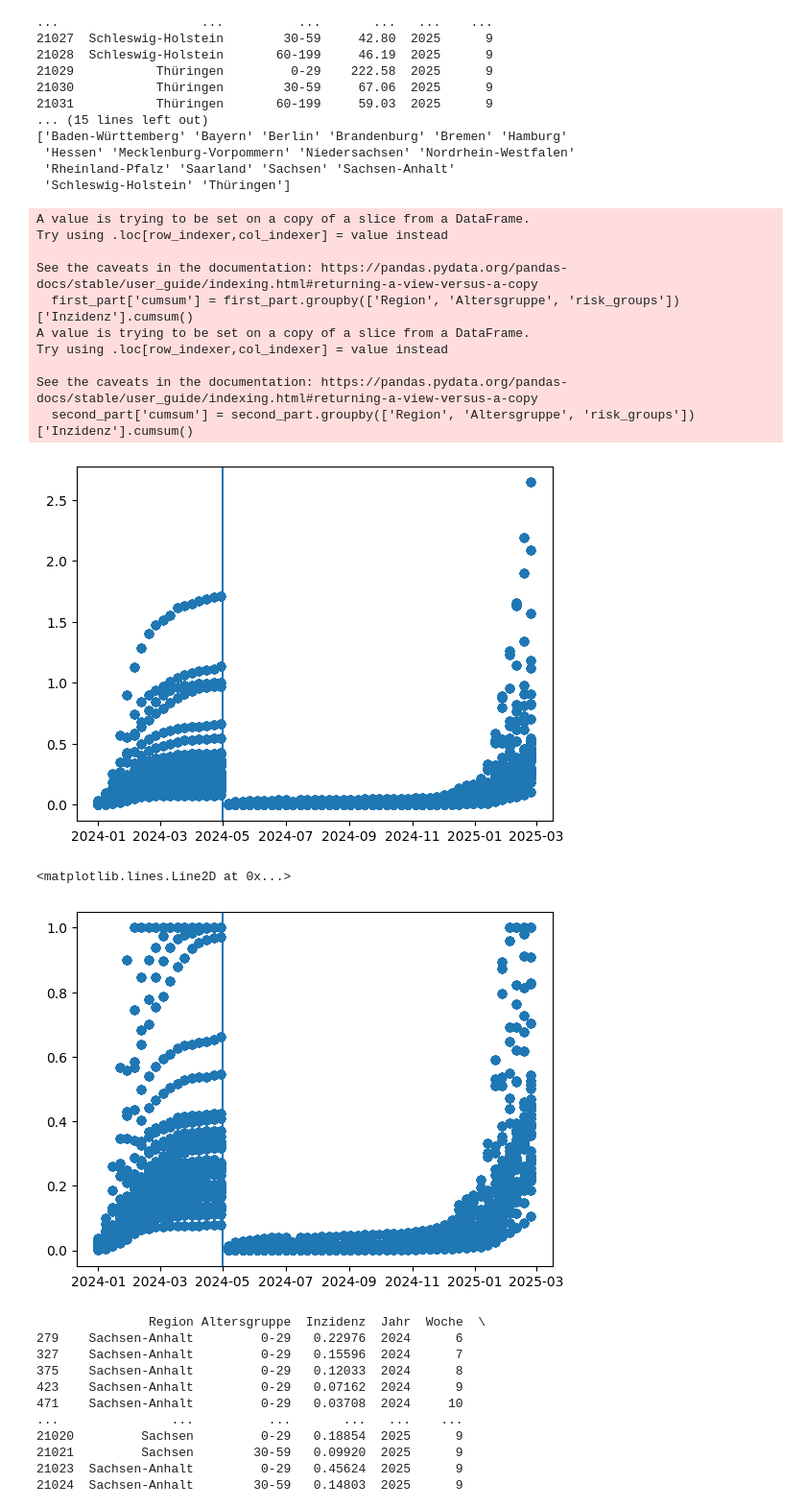
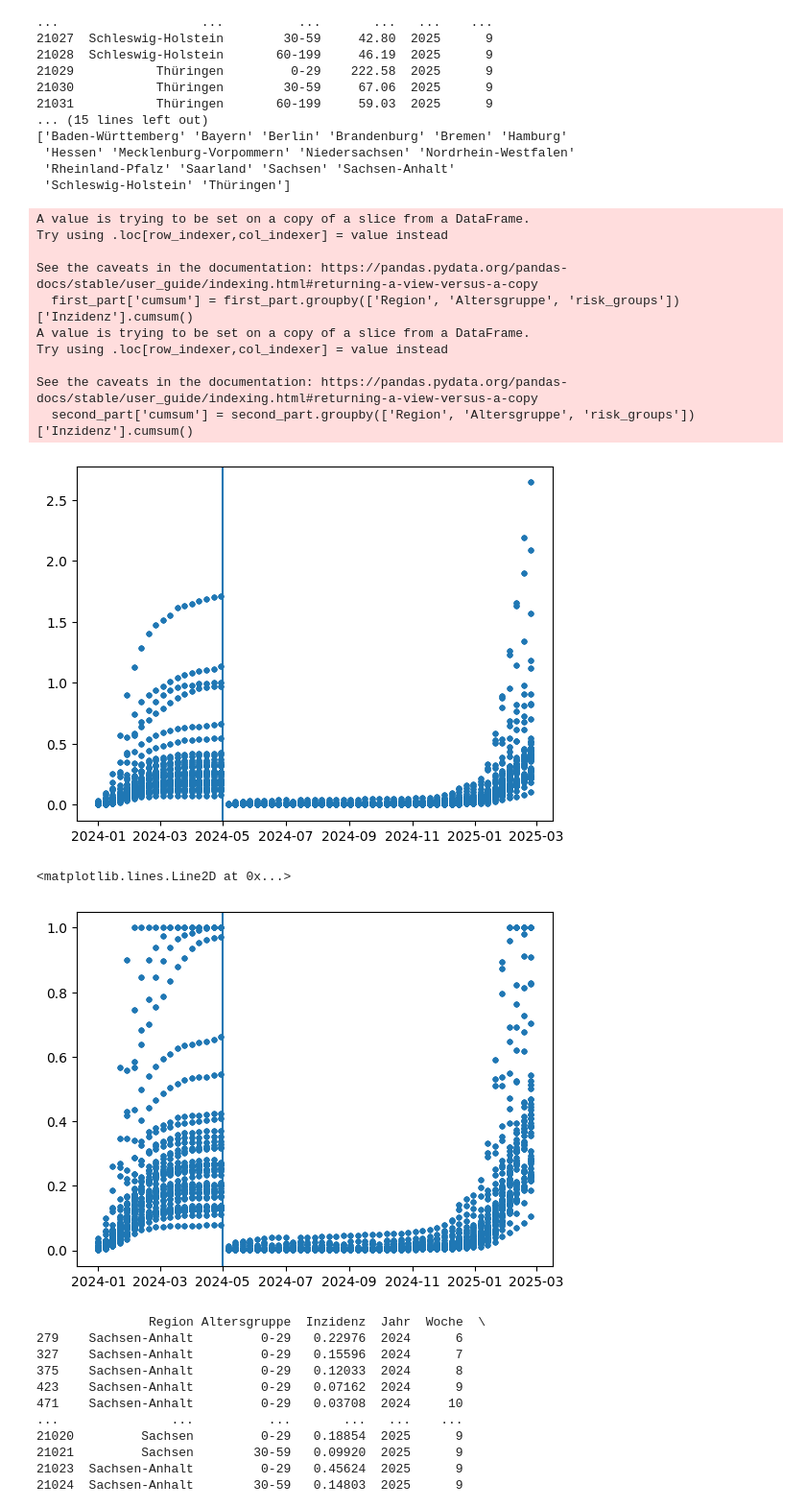
Before and after one commit to tubbers7/STADS_Datathon2025, a Jupyter notebook: Untitled.ipynb, the cells around one changed output. Shown: that part at 96% size. Cells and saved outputs as stored; diff of their text form; code cells hidden in the pictures.

```diff
--- a/Untitled.ipynb
+++ b/Untitled.ipynb
@@ -16,6 +53,12 @@ df = df.loc[~df['Altersgruppe'].isin(["00+", "Unbekannt"])]
 new_age={"00-14":"0-29", "15-59":"30-59", "60+":"60-199"}
 df['Altersgruppe'] = df['Altersgruppe'].map(lambda x: new_age[x])
 
+
+# --- Inzidenz
+df['Inzidenz'] = (df['Inzidenz']*100)/100_000
+df['Time'] = df.apply(lambda x: datetime.fromisocalendar(x['Jahr'], x['Woche'], 1), axis=1)
+
+
 df = df.drop(columns=["Meldewoche", "Region_Id"])
 risk_groups = {"Chronische Leberkrankheit":	6.2,
                 "Chronische Herzkreislauf":	7.6,
@@ -27,7 +70,7 @@ risk_groups = {"Chronische Leberkrankheit":	6.2,
                "NaN":100-(6.2+7.6+7.2+7.2+6.1+5.3+31.8)
                 }
 for risk_group in risk_groups:
-    df[risk_group] = df["Fallzahl"] * risk_groups[risk_group]
+    df[risk_group] = df["Inzidenz"] * (risk_groups[risk_group]/100)
     df[risk_group] = df[risk_group].astype(int)
 
 id_vars = ['Region', 'Altersgruppe', 'Inzidenz', 'Jahr', 'Woche']  # 'Fallzahl',Columns to keep
@@ -61,46 +104,44 @@ print(df_melted['Region'].unique())
  'Schleswig-Holstein' 'Thüringen']
 # %%
 df = df_melted.copy()
-df['Inzidenz'] = (df['Inzidenz']*100)/100_000
 df['Inzidenz_cumsum'] = df.groupby(['Region', 'Altersgruppe', 'risk_groups'])['Inzidenz'].cumsum()
-df['Time'] = df.apply(lambda x: datetime.fromisocalendar(x['Jahr'], x['Woche'], 1), axis=1)
 reset_time = datetime(2024, 5, 1)
 
 # Step 1: Split the DataFrame based on the reset condition
 first_part = df[df['Time'] <= reset_time]  # Rows where cumsum continues
 second_part = df[df['Time'] > reset_time]  # Rows where cumsum resets
 
 # Step 2: Apply cumsum to the first part without resetting
 first_part['cumsum'] = first_part.groupby(['Region', 'Altersgruppe', 'risk_groups'])['Inzidenz'].cumsum()
 
 # Step 3: Apply cumsum to the second part with reset
 second_part['cumsum'] = second_part.groupby(['Region', 'Altersgruppe', 'risk_groups'])['Inzidenz'].cumsum()
 
 # Step 4: Concatenate the two parts back together
 final_df = pd.concat([first_part, second_part]).sort_values(by=['Region', 'Altersgruppe', 'risk_groups', 'Time'])
 
 
 
-plt.scatter(final_df['Time'], final_df['cumsum'])
+plt.scatter(final_df['Time'], final_df['cumsum'], marker=".")
 final_df['cumsum'] = final_df['cumsum'].apply(lambda x: 1.0 if x>1.0 else x)
 plt.axvline(reset_time)
 plt.show()
-plt.scatter(final_df['Time'], final_df['cumsum'])
+plt.scatter(final_df['Time'], final_df['cumsum'], marker=".")
 plt.axvline(reset_time)
 # %% [output]
 A value is trying to be set on a copy of a slice from a DataFrame.
 Try using .loc[row_indexer,col_indexer] = value instead
 
 See the caveats in the documentation: https://pandas.pydata.org/pandas-docs/stable/user_guide/indexing.html#returning-a-view-versus-a-copy
   first_part['cumsum'] = first_part.groupby(['Region', 'Altersgruppe', 'risk_groups'])['Inzidenz'].cumsum()
 A value is trying to be set on a copy of a slice from a DataFrame.
 Try using .loc[row_indexer,col_indexer] = value instead
 
 See the caveats in the documentation: https://pandas.pydata.org/pandas-docs/stable/user_guide/indexing.html#returning-a-view-versus-a-copy
   second_part['cumsum'] = second_part.groupby(['Region', 'Altersgruppe', 'risk_groups'])['Inzidenz'].cumsum()
-[figure, old version]
+[figure, new version]
 <matplotlib.lines.Line2D at 0x...>
-[figure, old version]
+[figure, new version]
 # %%
 final_df.to_csv("final_df.csv")
 # %%
```
Also changed, not shown: parts of 1 cell of this notebook, 3 other files.
